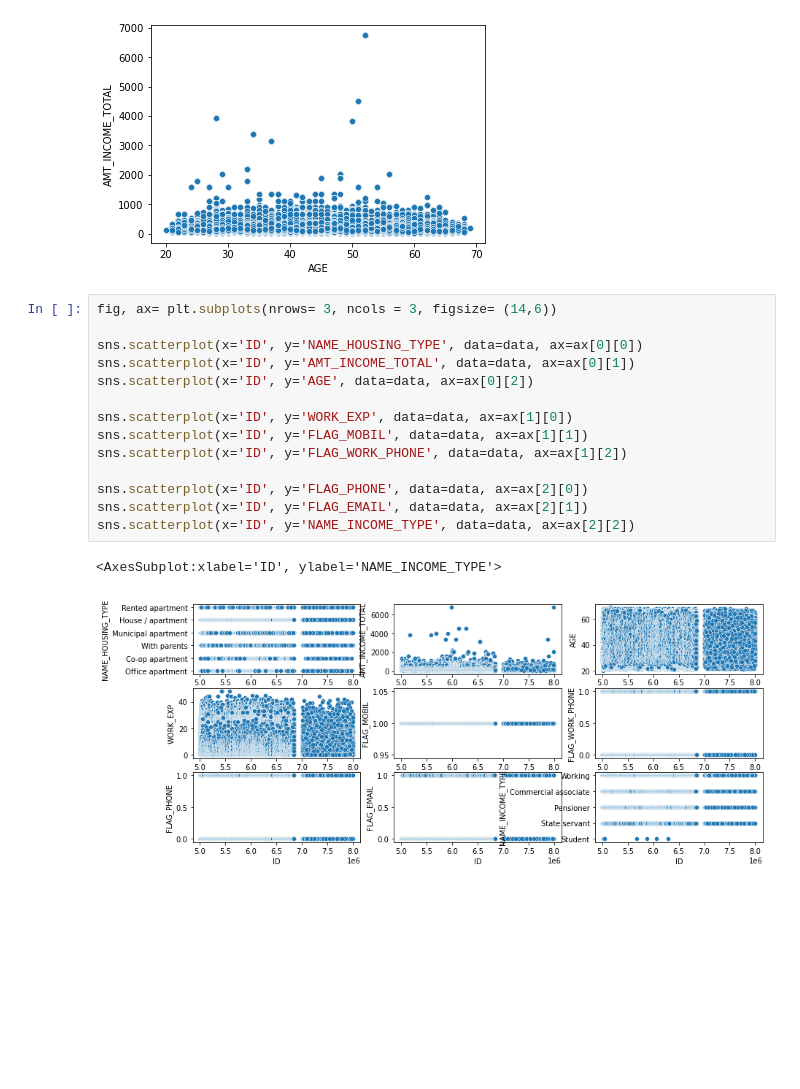
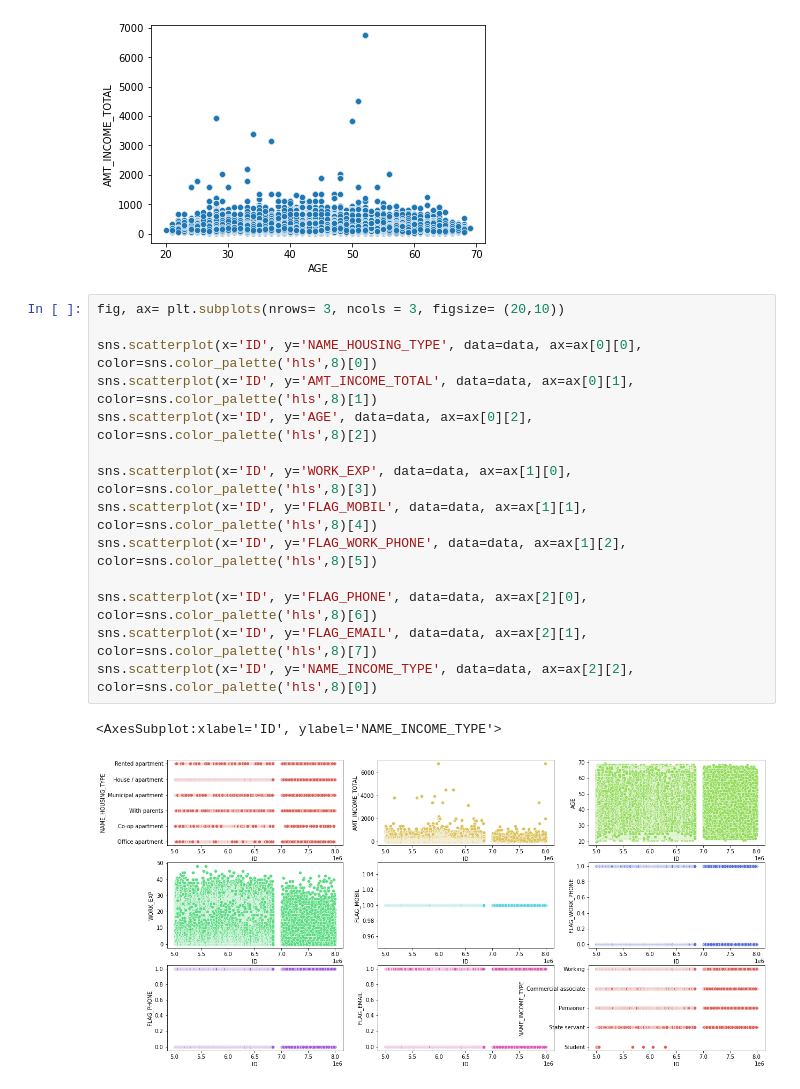
Before and after one commit to OrbelB/MLCreditCards, a Jupyter notebook: datavis.ipynb, the cells around one changed output. Cells and saved outputs as stored; diff of their text form; blank space fills up the shorter version.

Commit message:
Changed colors for subplots

```diff
--- a/datavis.ipynb
+++ b/datavis.ipynb
@@ -107,19 +107,19 @@ sns.scatterplot(data=data, x="AGE", y='AMT_INCOME_TOTAL')
 <AxesSubplot:xlabel='AGE', ylabel='AMT_INCOME_TOTAL'>
 [figure]
 # %%
-fig, ax= plt.subplots(nrows= 3, ncols = 3, figsize= (14,6))
+fig, ax= plt.subplots(nrows= 3, ncols = 3, figsize= (20,10))
 
-sns.scatterplot(x='ID', y='NAME_HOUSING_TYPE', data=data, ax=ax[0][0])
-sns.scatterplot(x='ID', y='AMT_INCOME_TOTAL', data=data, ax=ax[0][1])
-sns.scatterplot(x='ID', y='AGE', data=data, ax=ax[0][2])
+sns.scatterplot(x='ID', y='NAME_HOUSING_TYPE', data=data, ax=ax[0][0], color=sns.color_palette('hls',8)[0])
+sns.scatterplot(x='ID', y='AMT_INCOME_TOTAL', data=data, ax=ax[0][1], color=sns.color_palette('hls',8)[1])
+sns.scatterplot(x='ID', y='AGE', data=data, ax=ax[0][2], color=sns.color_palette('hls',8)[2])
 
-sns.scatterplot(x='ID', y='WORK_EXP', data=data, ax=ax[1][0])
-sns.scatterplot(x='ID', y='FLAG_MOBIL', data=data, ax=ax[1][1])
-sns.scatterplot(x='ID', y='FLAG_WORK_PHONE', data=data, ax=ax[1][2])
+sns.scatterplot(x='ID', y='WORK_EXP', data=data, ax=ax[1][0], color=sns.color_palette('hls',8)[3])
+sns.scatterplot(x='ID', y='FLAG_MOBIL', data=data, ax=ax[1][1], color=sns.color_palette('hls',8)[4])
+sns.scatterplot(x='ID', y='FLAG_WORK_PHONE', data=data, ax=ax[1][2], color=sns.color_palette('hls',8)[5])
 
-sns.scatterplot(x='ID', y='FLAG_PHONE', data=data, ax=ax[2][0])
-sns.scatterplot(x='ID', y='FLAG_EMAIL', data=data, ax=ax[2][1])
-sns.scatterplot(x='ID', y='NAME_INCOME_TYPE', data=data, ax=ax[2][2])
+sns.scatterplot(x='ID', y='FLAG_PHONE', data=data, ax=ax[2][0], color=sns.color_palette('hls',8)[6])
+sns.scatterplot(x='ID', y='FLAG_EMAIL', data=data, ax=ax[2][1], color=sns.color_palette('hls',8)[7])
+sns.scatterplot(x='ID', y='NAME_INCOME_TYPE', data=data, ax=ax[2][2], color=sns.color_palette('hls',8)[0])
 # %% [output]
 <AxesSubplot:xlabel='ID', ylabel='NAME_INCOME_TYPE'>
-[figure, old version]
+[figure, new version]
```
Also changed, not shown: 2 other files.
